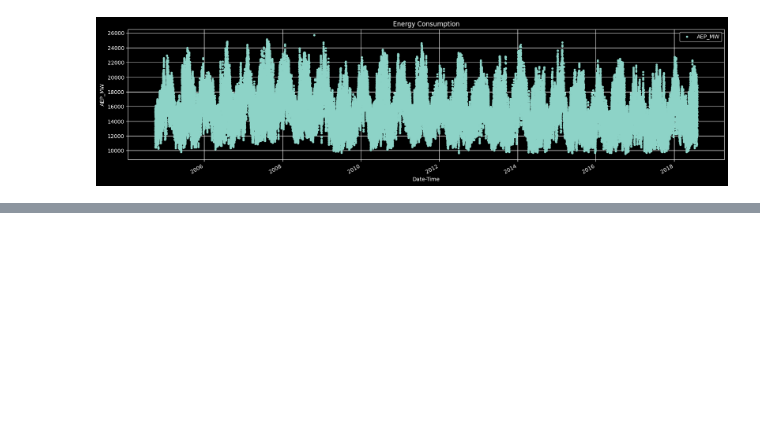
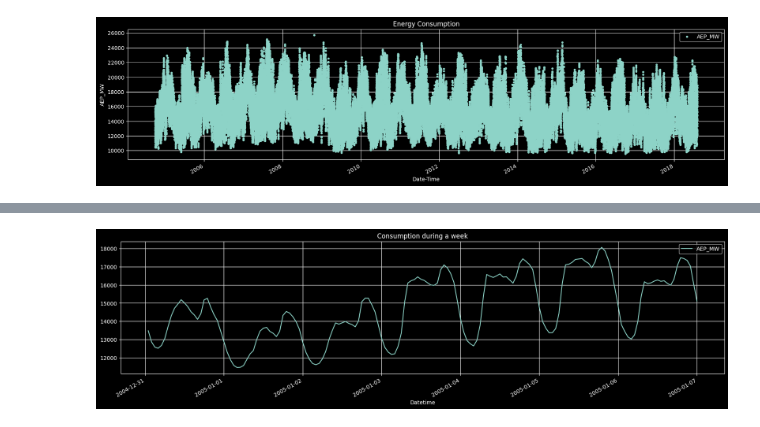
Before and after one commit to NishanD21/Energy-Consumption-Forecasting-XGBoost, a Jupyter notebook: energy_xgboost.ipynb, the cells around one changed output, grey strips where cells are left out. Cells and saved outputs as stored; diff of their text form; code cells hidden in the pictures; blank space fills up the shorter version.

```diff
--- a/energy_xgboost.ipynb
+++ b/energy_xgboost.ipynb
@@ -69,0 +130,8 @@ plt.show()
+# %%
+# plotting data of a week
+
+df.iloc[(df.index > '2004-12-31') & (df.index <= '2005-01-07')].plot(figsize=(20,5), title = 'Consumption during a week')
+plt.grid()
+plt.show()
+# %% [output]
+[figure, added]
```
Also changed, not shown: parts of 11 cells of this notebook.
